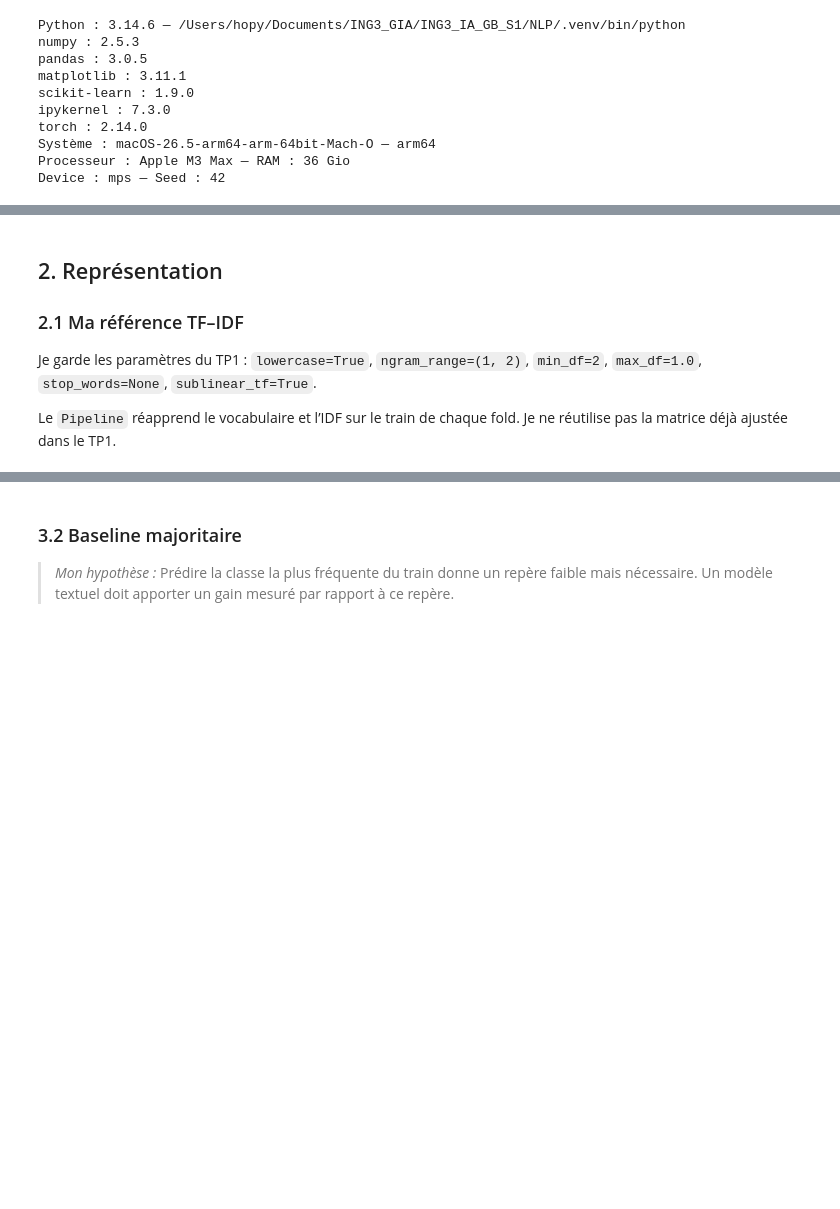
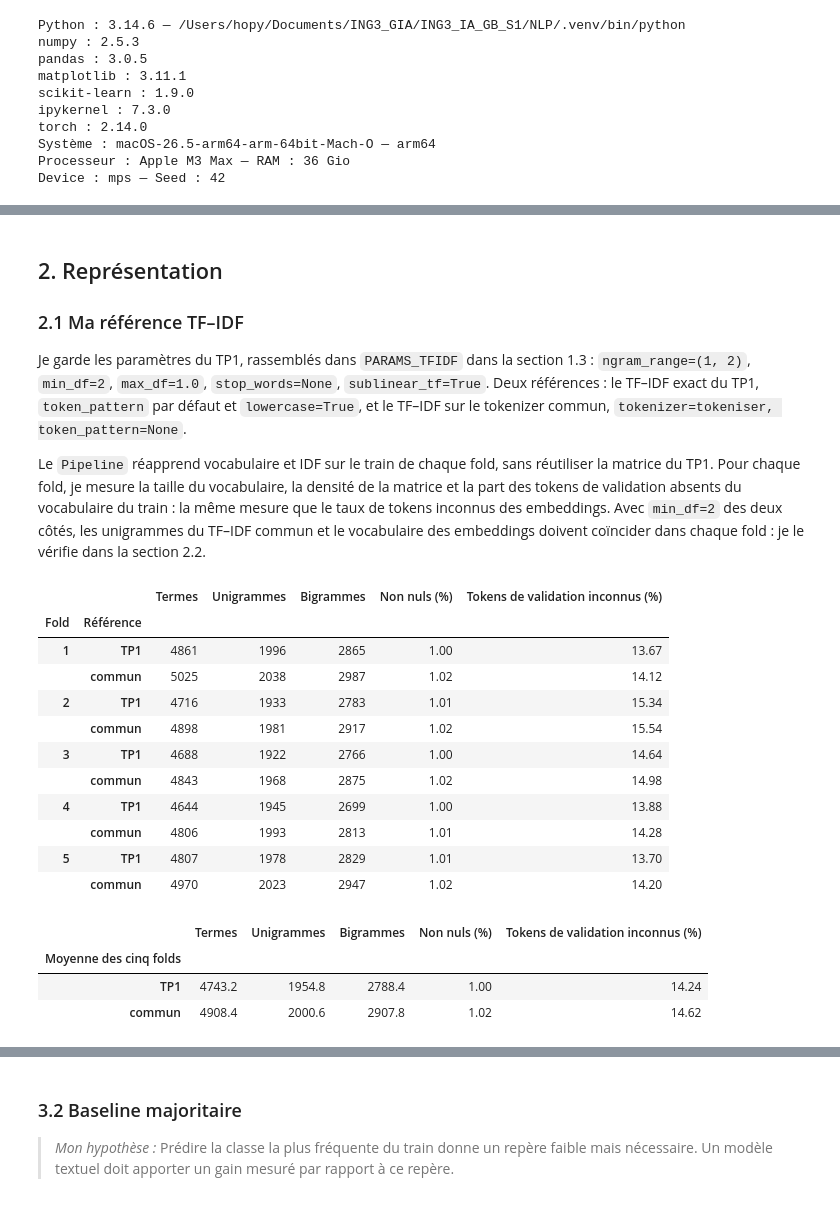
Before and after one commit to mcrayssac/ING3_IAA_GB_NLP, a Jupyter notebook: TP2_NLP_deep_learning.ipynb, the cells around one changed output, grey strips where cells are left out. Cells and saved outputs as stored; diff of their text form; code cells hidden in the pictures; blank space fills up the shorter version.

Commit message:
TP2 section 1 & 2.1

```diff
--- a/TP2_NLP_deep_learning.ipynb
+++ b/TP2_NLP_deep_learning.ipynb
@@ -115,0 +239,17 @@ Je réutilise aussi le même découpage interne pour les trois réseaux. Je rapp
+# %%
+# Cinq folds stratifiés sur les 769 répliques de développement, communs aux modèles ML et DL.
+cv = StratifiedKFold(n_splits=5, shuffle=True, random_state=RANDOM_STATE)
+
+# Indices d'origine, utilisables avec .loc, plutôt que positions
+folds = [
+    {'train': X_train.index[positions_train], 'validation': X_train.index[positions_validation]}
+    for positions_train, positions_validation in cv.split(X_train, y_train)
+]
+
+# Vérification : les dix classes sont présentes dans chaque validation.
+assert all(y_train.loc[fold['validation']].nunique() == y_train.nunique() for fold in folds)
+
+display(pd.DataFrame(
+    [{nom: len(indices) for nom, indices in fold.items()} for fold in folds],
+    index=pd.RangeIndex(1, len(folds) + 1, name='Fold'),
+))
@@ -118,7 +448,7 @@ Je réutilise aussi le même découpage interne pour les trois réseaux. Je rapp
 
 ### 2.1 Ma référence TF–IDF
 
-Je garde les paramètres du TP1 : `lowercase=True`, `ngram_range=(1, 2)`, `min_df=2`, `max_df=1.0`, `stop_words=None`, `sublinear_tf=True`.
+Je garde les paramètres du TP1, rassemblés dans `PARAMS_TFIDF` dans la section 1.3 : `ngram_range=(1, 2)`, `min_df=2`, `max_df=1.0`, `stop_words=None`, `sublinear_tf=True`. Deux références : le TF–IDF exact du TP1, `token_pattern` par défaut et `lowercase=True`, et le TF–IDF sur le tokenizer commun, `tokenizer=tokeniser, token_pattern=None`.
 
-Le `Pipeline` réapprend le vocabulaire et l’IDF sur le train de chaque fold. Je ne réutilise pas la matrice déjà ajustée dans le TP1.
+Le `Pipeline` réapprend vocabulaire et IDF sur le train de chaque fold, sans réutiliser la matrice du TP1. Pour chaque fold, je mesure la taille du vocabulaire, la densité de la matrice et la part des tokens de validation absents du vocabulaire du train : la même mesure que le taux de tokens inconnus des embeddings. Avec `min_df=2` des deux côtés, les unigrammes du TF–IDF commun et le vocabulaire des embeddings doivent coïncider dans chaque fold : je le vérifie dans la section 2.2.
 # %%
@@ -126,0 +531,38 @@ Le `Pipeline` réapprend le vocabulaire et l’IDF sur le train de chaque fold.
+# %%
+# Mesures par fold : bilan des deux références, puis origine des tokens inconnus.
+bilan_tfidf, detail_inconnus = [], []
+unigrammes_tfidf = {}  # (fold, référence) -> unigrammes du train, pour la section 2.2
+
+for numero, fold in enumerate(folds, start=1):
+    textes_train, textes_validation = X_train.loc[fold['train']], X_train.loc[fold['validation']]
+    details = {}
+    for reference in TOKENISEURS:
+        bilan, details[reference] = decrire_reference(
+            numero, reference, textes_train, textes_validation)
+        bilan_tfidf.append(bilan)
+        unigrammes_tfidf[(numero, reference)] = details[reference]['unigrammes']
+    detail_inconnus.append(analyser_inconnus(numero, textes_train, details))
+
+# Affichages : bilan par fold, moyenne par référence, origine des inconnus
+bilan_tfidf = pd.DataFrame(bilan_tfidf).set_index(['Fold', 'Référence'])
+display(bilan_tfidf.round(2))
+display(bilan_tfidf.groupby('Référence').mean().round(2).rename_axis('Moyenne des cinq folds'))
+with pd.option_context('display.max_colwidth', None):
+    display(pd.DataFrame(detail_inconnus).set_index('Fold').round(2))
+# %% [output]
+|  |  | Termes | Unigrammes | Bigrammes | Non nuls (%) | Tokens de validation inconnus (%) |
+| Fold | Référence |  |  |  |  |  |
+| 1 | TP1 | 4861 | 1996 | 2865 | 1.00 | 13.67 |
+|  | commun | 5025 | 2038 | 2987 | 1.02 | 14.12 |
+| 2 | TP1 | 4716 | 1933 | 2783 | 1.01 | 15.34 |
+|  | commun | 4898 | 1981 | 2917 | 1.02 | 15.54 |
+| 3 | TP1 | 4688 | 1922 | 2766 | 1.00 | 14.64 |
+|  | commun | 4843 | 1968 | 2875 | 1.02 | 14.98 |
+| 4 | TP1 | 4644 | 1945 | 2699 | 1.00 | 13.88 |
+|  | commun | 4806 | 1993 | 2813 | 1.01 | 14.28 |
+| 5 | TP1 | 4807 | 1978 | 2829 | 1.01 | 13.70 |
+|  | commun | 4970 | 2023 | 2947 | 1.02 | 14.20 |
+|  | Termes | Unigrammes | Bigrammes | Non nuls (%) | Tokens de validation inconnus (%) |
+| Moyenne des cinq folds |  |  |  |  |  |
+| TP1 | 4743.2 | 1954.8 | 2788.4 | 1.00 | 14.24 |
+| commun | 4908.4 | 2000.6 | 2907.8 | 1.02 | 14.62 |
```
Also changed, not shown: parts of 42 cells of this notebook.
